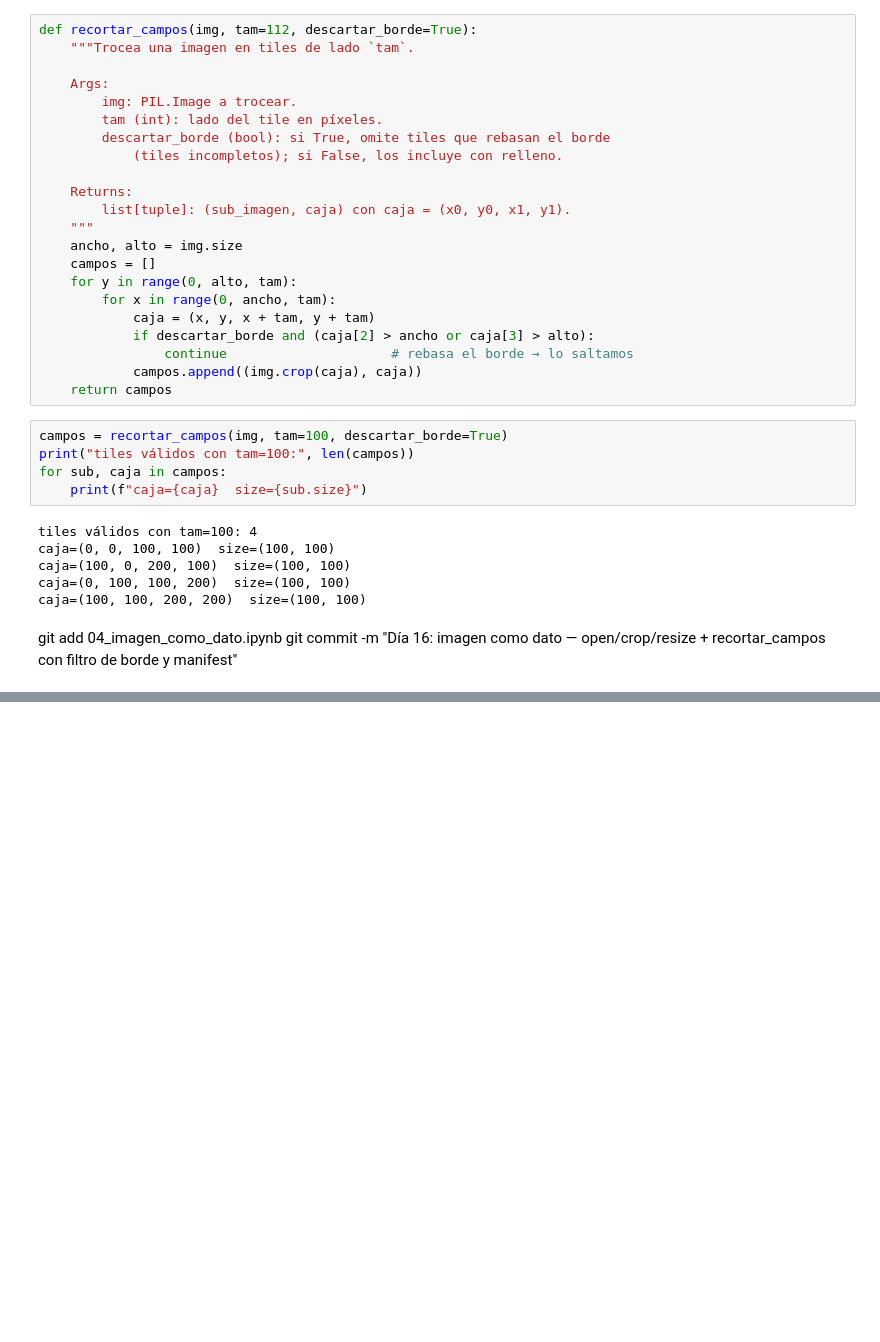
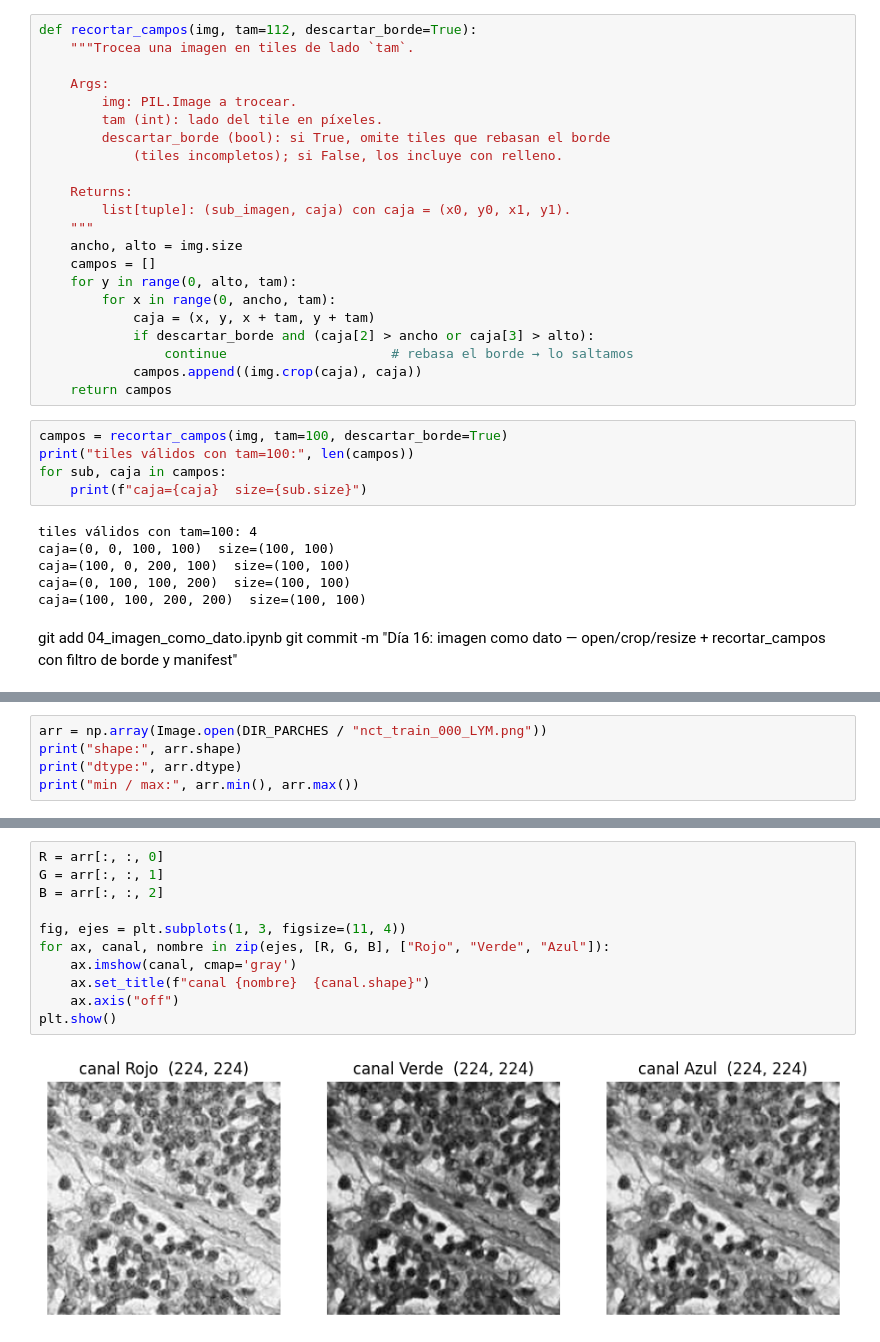
Before and after one commit to CarlosJB95/PathIA-MSI-colon, a Jupyter notebook: Notebook_04_Imagen_como_dato.ipynb, the cells around one changed output, grey strips where cells are left out. Cells and saved outputs as stored; diff of their text form; blank space fills up the shorter version.

Commit message:
git add 04_imagen_como_dato.ipynb git commit -m "Día 17: imagen→np.array, canales RGB, histograma, histograma_canales + QC por SD"

```diff
--- a/Notebook_04_Imagen_como_dato.ipynb
+++ b/Notebook_04_Imagen_como_dato.ipynb
@@ -291,0 +298,5 @@ git commit -m "Día 16: imagen como dato — open/crop/resize + recortar_campos
+# %%
+arr = np.array(Image.open(DIR_PARCHES / "nct_train_000_LYM.png"))
+print("shape:", arr.shape)
+print("dtype:", arr.dtype)
+print("min / max:", arr.min(), arr.max())
@@ -291,0 +314,13 @@ git commit -m "Día 16: imagen como dato — open/crop/resize + recortar_campos
+# %%
+R = arr[:, :, 0]
+G = arr[:, :, 1]
+B = arr[:, :, 2]
+
+fig, ejes = plt.subplots(1, 3, figsize=(11, 4))
+for ax, canal, nombre in zip(ejes, [R, G, B], ["Rojo", "Verde", "Azul"]):
+    ax.imshow(canal, cmap='gray')
+    ax.set_title(f"canal {nombre}  {canal.shape}")
+    ax.axis("off")
+plt.show()
+# %% [output]
+[figure, added]
```
Also changed, not shown: parts of 13 cells of this notebook.
